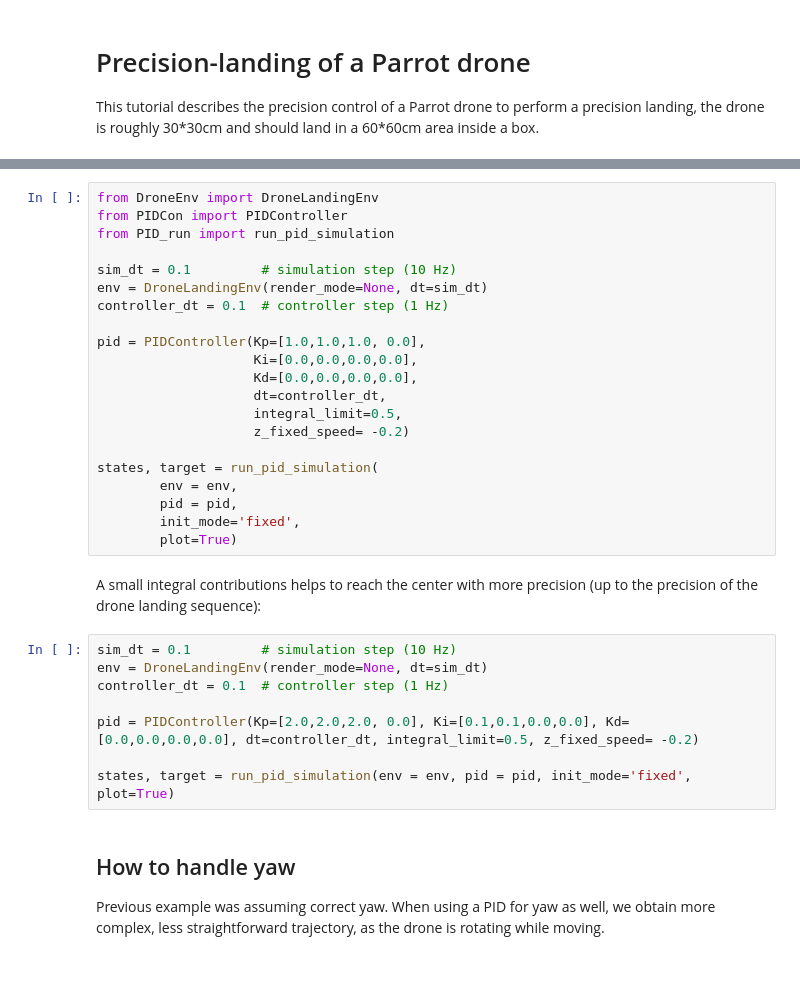
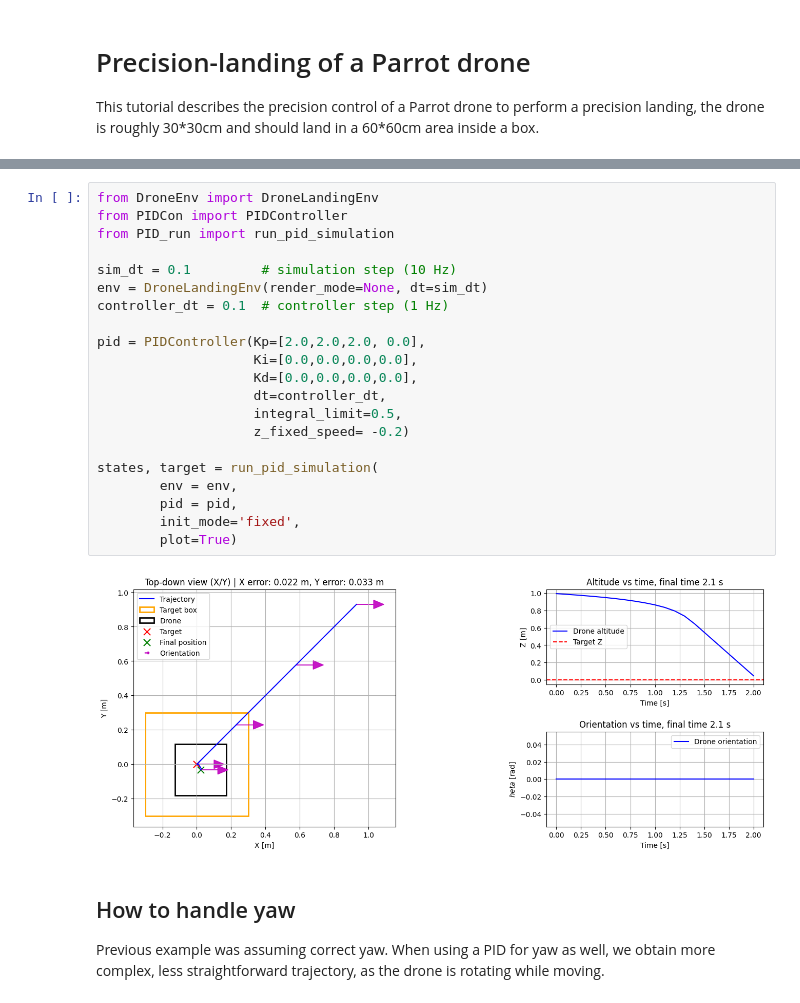
Before and after one commit to cetiennec/etiennechassaing.github.io, a Jupyter notebook: static/book/_sources/drone_delayed_control/case_study.ipynb, the cells around one changed output, grey strips where cells are left out. Saved outputs shown, nothing was run; the diff lists cells and outputs as text; blank space fills up the shorter version.

```diff
--- a/static/book/_sources/drone_delayed_control/case_study.ipynb
+++ b/static/book/_sources/drone_delayed_control/case_study.ipynb
@@ -215,34 +227,26 @@ PID will take the shortest x/y path and generate straight lines in absence of ya
 # %%
 from DroneEnv import DroneLandingEnv
 from PIDCon import PIDController
 from PID_run import run_pid_simulation
 
 sim_dt = 0.1         # simulation step (10 Hz)
 env = DroneLandingEnv(render_mode=None, dt=sim_dt)
 controller_dt = 0.1  # controller step (1 Hz)
 
-pid = PIDController(Kp=[1.0,1.0,1.0, 0.0],
+pid = PIDController(Kp=[2.0,2.0,2.0, 0.0],
                     Ki=[0.0,0.0,0.0,0.0],
                     Kd=[0.0,0.0,0.0,0.0],
                     dt=controller_dt,
                     integral_limit=0.5,
                     z_fixed_speed= -0.2)
 
 states, target = run_pid_simulation(
         env = env,
         pid = pid,
         init_mode='fixed',
         plot=True)
+# %% [output]
+[figure, added]
-# %% [markdown]
-A small integral contributions helps to reach the center with more precision (up to the precision of the drone landing sequence):
-# %%
-sim_dt = 0.1         # simulation step (10 Hz)
-env = DroneLandingEnv(render_mode=None, dt=sim_dt)
-controller_dt = 0.1  # controller step (1 Hz)
-
-pid = PIDController(Kp=[2.0,2.0,2.0, 0.0], Ki=[0.1,0.1,0.0,0.0], Kd=[0.0,0.0,0.0,0.0], dt=controller_dt, integral_limit=0.5, z_fixed_speed= -0.2)
-
-states, target = run_pid_simulation(env = env, pid = pid, init_mode='fixed', plot=True)
 # %% [markdown]
 ## How to handle yaw
 
```
Also changed, not shown: parts of 29 cells of this notebook, 18 other files.
